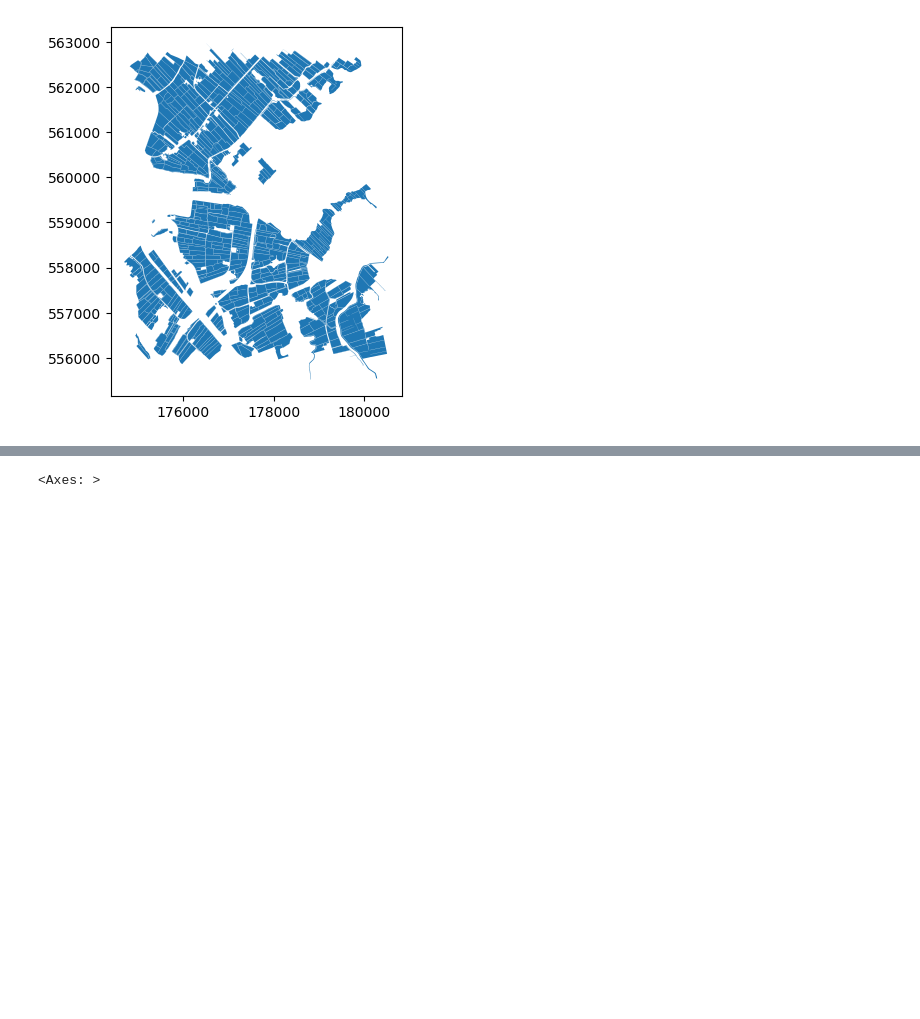
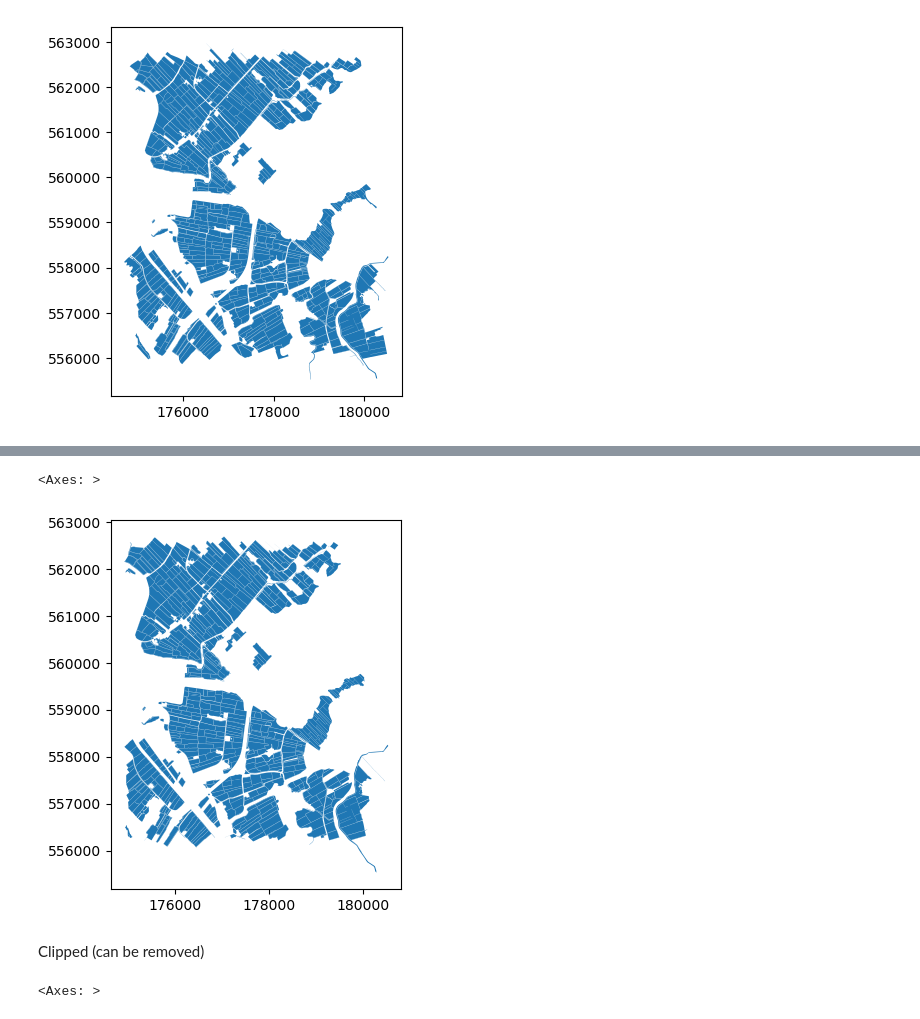
Before and after one commit to Morrizzzzz/RCE_GIS_Academy, a Jupyter notebook: AHN_ditches/AHN_ditch_processing.ipynb, the cells around one changed output, grey strips where cells are left out. Cells and saved outputs as stored; diff of their text form; code cells hidden in the pictures; blank space fills up the shorter version.

```diff
--- a/AHN_ditches/AHN_ditch_processing.ipynb
+++ b/AHN_ditches/AHN_ditch_processing.ipynb
@@ -107,3 +141,18 @@ brp_section.plot()
+# %%
+polygon_center_in_sheet = gpd.sjoin(
+    brp_section,
+    points_in_bbox,
+    predicate="contains"
+)
+
+selected_polygons = brp_section.loc[polygon_center_in_sheet.index.unique()]
+# %%
+selected_polygons.plot()
+# %% [output]
+<Axes: >
+[figure, added]
+# %% [markdown]
+Clipped (can be removed)
 # %%
 bbox_geom = gpd.GeoDataFrame(
     geometry=[box(*bbox)],
```
Also changed, not shown: parts of 9 cells of this notebook.
